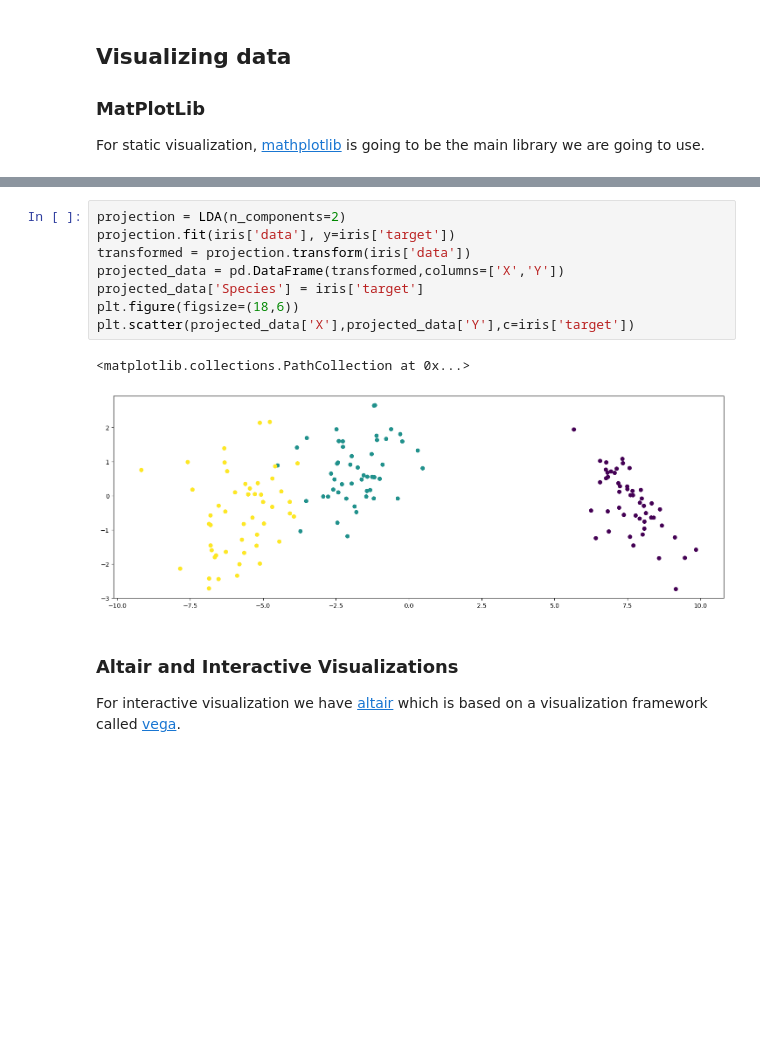
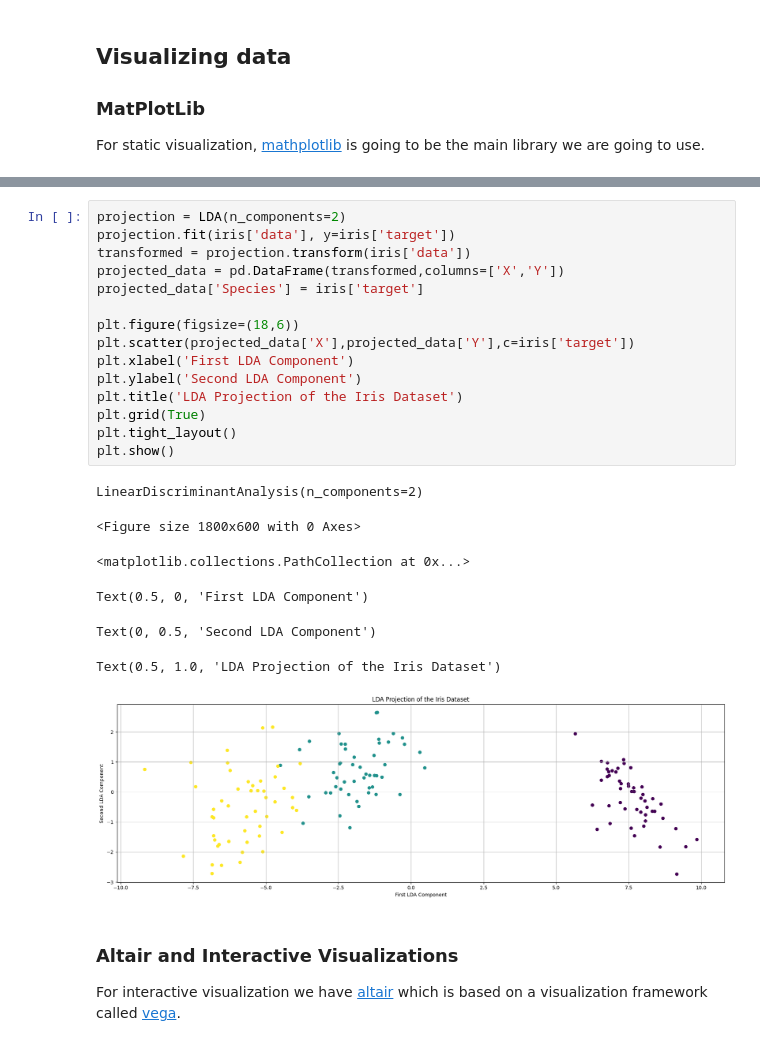
Before and after one commit to kaygun/MYZ309E, a Jupyter notebook: lectures/Lecture_02.ipynb, the cells around one changed output, grey strips where cells are left out. Saved outputs shown, nothing was run; the diff lists cells and outputs as text; blank space fills up the shorter version.

```diff
--- a/lectures/Lecture_02.ipynb
+++ b/lectures/Lecture_02.ipynb
@@ -457,14 +889,26 @@ plt.scatter(projected_data['X'],projected_data['Y'],c=iris['target'])
 # %%
 projection = LDA(n_components=2)
 projection.fit(iris['data'], y=iris['target'])
 transformed = projection.transform(iris['data'])
 projected_data = pd.DataFrame(transformed,columns=['X','Y'])
 projected_data['Species'] = iris['target']
+
 plt.figure(figsize=(18,6))
 plt.scatter(projected_data['X'],projected_data['Y'],c=iris['target'])
+plt.xlabel('First LDA Component')
+plt.ylabel('Second LDA Component')
+plt.title('LDA Projection of the Iris Dataset')
+plt.grid(True)
+plt.tight_layout()
+plt.show()
 # %% [output]
-<matplotlib.collections.PathCollection at 0x...>
+LinearDiscriminantAnalysis(n_components=2)
+<Figure size 1800x600 with 0 Axes>
+<matplotlib.collections.PathCollection at 0x...>
+Text(0.5, 0, 'First LDA Component')
+Text(0, 0.5, 'Second LDA Component')
+Text(0.5, 1.0, 'LDA Projection of the Iris Dataset')
-[figure, old version]
+[figure, new version]
 # %% [markdown]
 ### Altair and Interactive Visualizations
 
```
Also changed, not shown: parts of 84 cells of this notebook.
